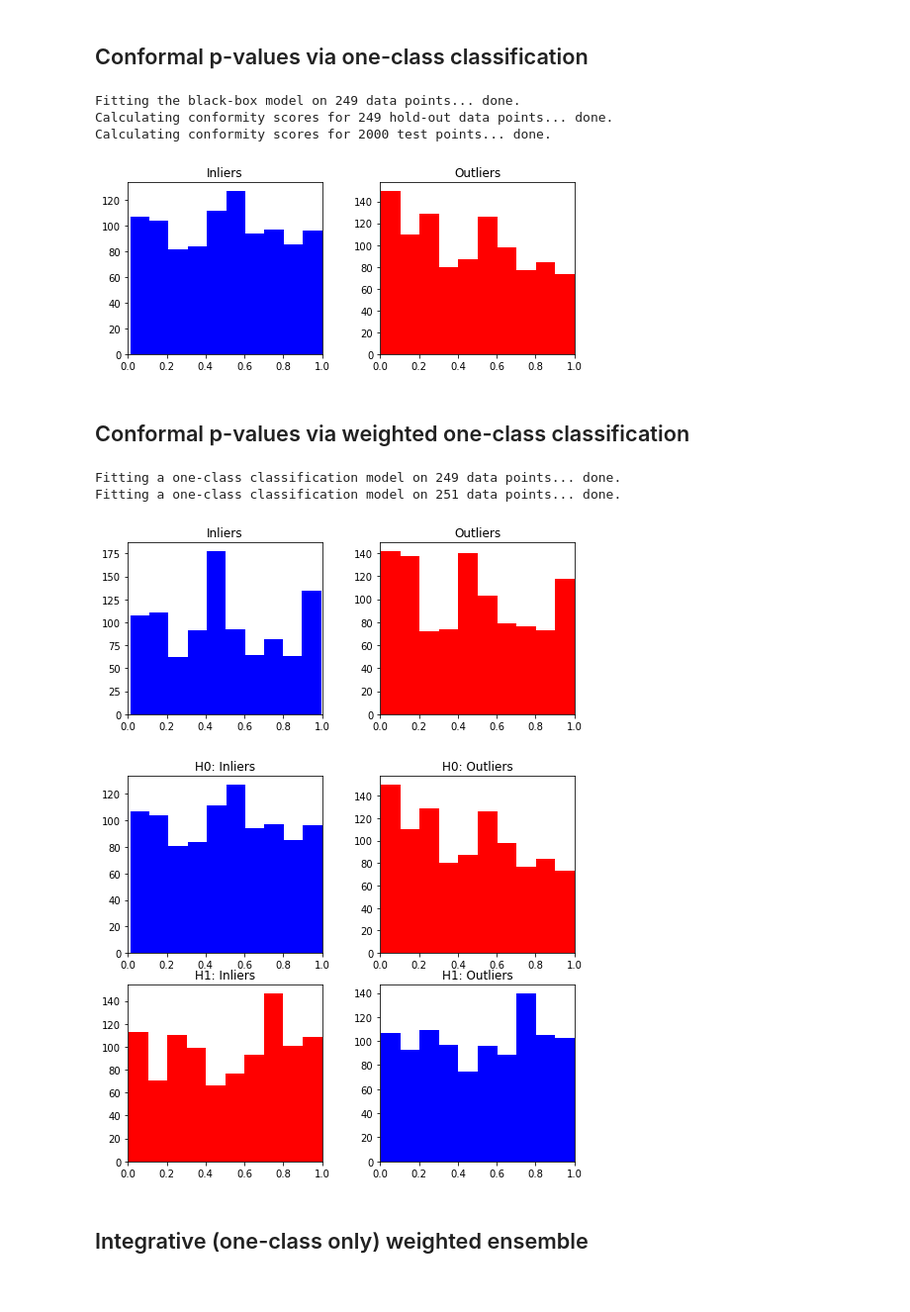
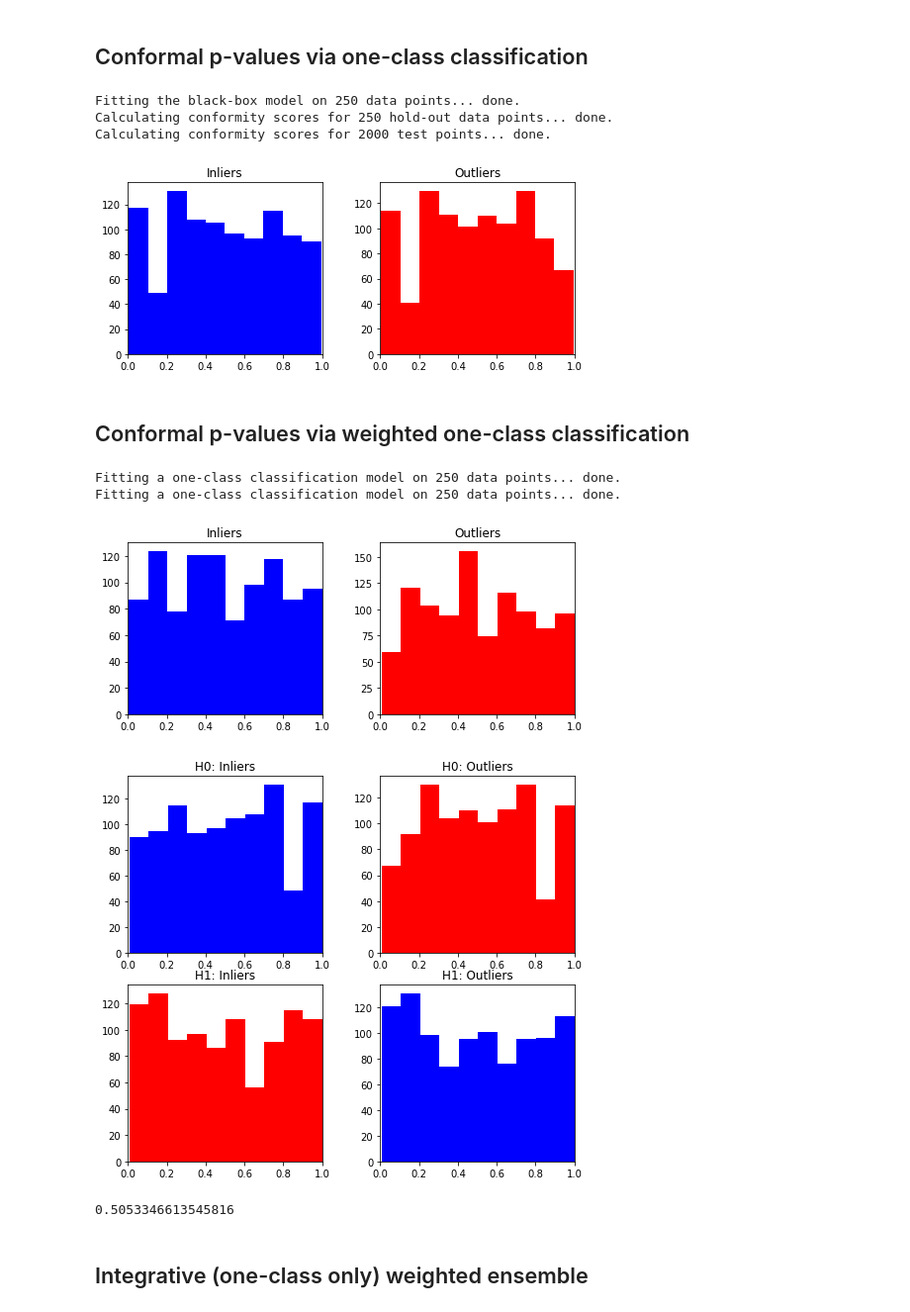
Before and after one commit to ZiyiLiang/weighted_conformal_pvalues, a Jupyter notebook: examples/example-1.ipynb, the cells around one changed output. Shown at 99% size. Drawn from its saved outputs; the diff is of its cells as text; code cells hidden in the pictures.

```diff
--- a/examples/example-1.ipynb
+++ b/examples/example-1.ipynb
@@ -42,7 +41,7 @@ from models import GaussianMixture, ConcentricCircles, ConcentricCircles2, Conce
 
 random_state = 2022
 
-model_name = "BinomialModel"
+model_name = "circles"
 
 if model_name == "GaussianMixture":
     p = 20        # Number of features
@@ -62,7 +61,7 @@ elif model_name == "BinomialModel":
     p = 100        # Number of features
     a = 3          # Signal amplitude
     model = BinomialModel(p, a, random_state=random_state)
-    purity = 0.5     # Proportion of inliers
+    purity = 0.9     # Proportion of inliers
     n = 1000          # Number of observations
 
 else:
@@ -172,13 +171,15 @@ Calculating conformity scores for 2000 test points... done.
 ## Conformal p-values via one-class classification
 # %%
 # Define list of possible one-class classifiers with desired hyper-parameters
-bbox_occ_list = [IsolationForest(contamination = 'auto', random_state=random_state),
-                 svm.OneClassSVM(),
+bbox_occ_list = [svm.OneClassSVM(kernel='rbf', degree=3),
+                 svm.OneClassSVM(kernel='sigmoid', degree=3),
+                 svm.OneClassSVM(kernel='poly', degree=3),
+                 IsolationForest(contamination = 'auto', random_state=random_state),
                  LocalOutlierFactor(contamination='auto', novelty=True)
                ]
 
 # Choose a one-class classifier algorithm
-bbox_occ = bbox_occ_list[0]
+bbox_occ = bbox_occ_list[1]
 # %%
 from methods_split import OneClassConformal
 
@@ -201,10 +202,10 @@ axs[0].set_xlim(0,1)
 axs[1].set_xlim(0,1)
 plt.show()
 # %% [output]
-Fitting the black-box model on 249 data points... done.
-Calculating conformity scores for 249 hold-out data points... done.
+Fitting the black-box model on 250 data points... done.
+Calculating conformity scores for 250 hold-out data points... done.
 Calculating conformity scores for 2000 test points... done.
-[figure, old version]
+[figure, new version]
 # %% [markdown]
 ## Conformal p-values via weighted one-class classification
 # %%
@@ -224,37 +225,40 @@ pvals_woneclass, pvals_woneclass_0, pvals_woneclass_1 = method_woc.compute_pvalu
 ## Plot the p-values
 fig, axs = plt.subplots(1,2, figsize=(7,3))
 fig.tight_layout()
 plt.subplots_adjust(wspace=0.3)
 axs[0].hist(pvals_woneclass[Y_test==0], color="blue")
 axs[1].hist(pvals_woneclass[Y_test==1], color="red")
 axs[0].title.set_text('Inliers')
 axs[1].title.set_text('Outliers')
 axs[0].set_xlim(0,1)
 axs[1].set_xlim(0,1)
 plt.show()
 
 ## Plot the preliminary p-values
 fig, axs = plt.subplots(2,2, figsize=(7,6))
 fig.tight_layout()
 plt.subplots_adjust(wspace=0.3)
 axs[0,0].hist(pvals_woneclass_0[Y_test==0], color="blue")
 axs[0,1].hist(pvals_woneclass_0[Y_test==1], color="red")
 axs[1,0].hist(pvals_woneclass_1[Y_test==0], color="red")
 axs[1,1].hist(pvals_woneclass_1[Y_test==1], color="blue")
 axs[0,0].title.set_text('H0: Inliers')
 axs[0,1].title.set_text('H0: Outliers')
 axs[1,0].title.set_text('H1: Inliers')
 axs[1,1].title.set_text('H1: Outliers')
 axs[0,0].set_xlim(0,1)
 axs[0,1].set_xlim(0,1)
 axs[1,0].set_xlim(0,1)
 axs[1,1].set_xlim(0,1)
 plt.show()
+
+np.mean(pvals_woneclass[Y_test==1])
 # %% [output]
-Fitting a one-class classification model on 249 data points... done.
-Fitting a one-class classification model on 251 data points... done.
+Fitting a one-class classification model on 250 data points... done.
+Fitting a one-class classification model on 250 data points... done.
-[figure, old version]
+[figure, new version]
-[figure, old version]
+[figure, new version]
+0.5053346613545816
 # %% [markdown]
 ## Integrative (one-class only) weighted ensemble
 # %%
```
Also changed, not shown: parts of 9 cells of this notebook, 1 other file.
